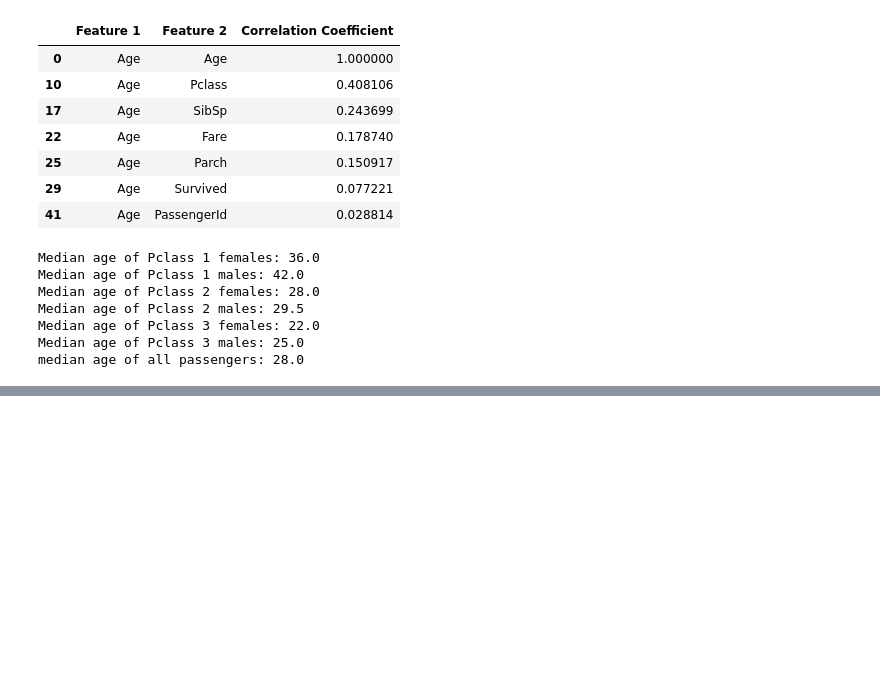
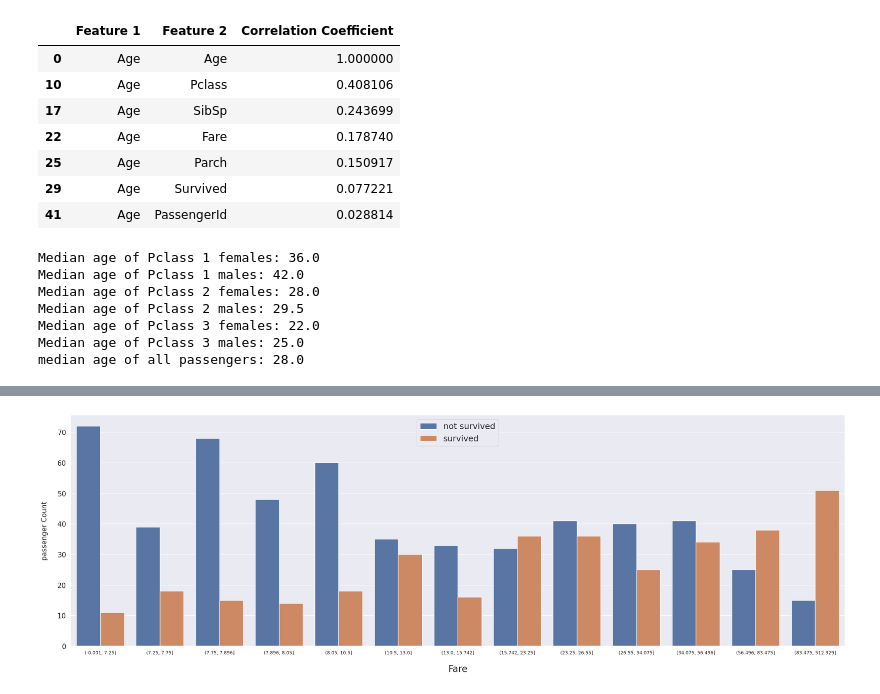
Before and after one commit to Evans-tats/machine-learning, a Jupyter notebook: Titanic.ipynb, the cells around one changed output, grey strips where cells are left out. Cells and saved outputs as stored; diff of their text form; code cells hidden in the pictures; blank space fills up the shorter version.

```diff
--- a/Titanic.ipynb
+++ b/Titanic.ipynb
@@ -127,0 +296,15 @@ med_fare = all_data.groupby(['Pclass', 'Parch', 'SibSp'])
+# %%
+all_data['Fare'] = pd.qcut(all_data['Fare'], 13)
+# %%
+fig, axs = plt.subplots(figsize=(30,9))
+sns.countplot(data=all_data, x='Fare', hue='Survived')
+
+plt.xlabel('Fare', size=20, labelpad=20)
+plt.ylabel('passenger Count', size=15, labelpad=20)
+plt.tick_params(axis='x', labelsize=10)
+plt.tick_params(axis='y', labelsize=15)
+
+plt.legend(['not survived', 'survived'], loc = 'upper center', prop={'size':18})
+plt.show()
+# %% [output]
+[figure, added]
```
Also changed, not shown: parts of 15 cells of this notebook.
